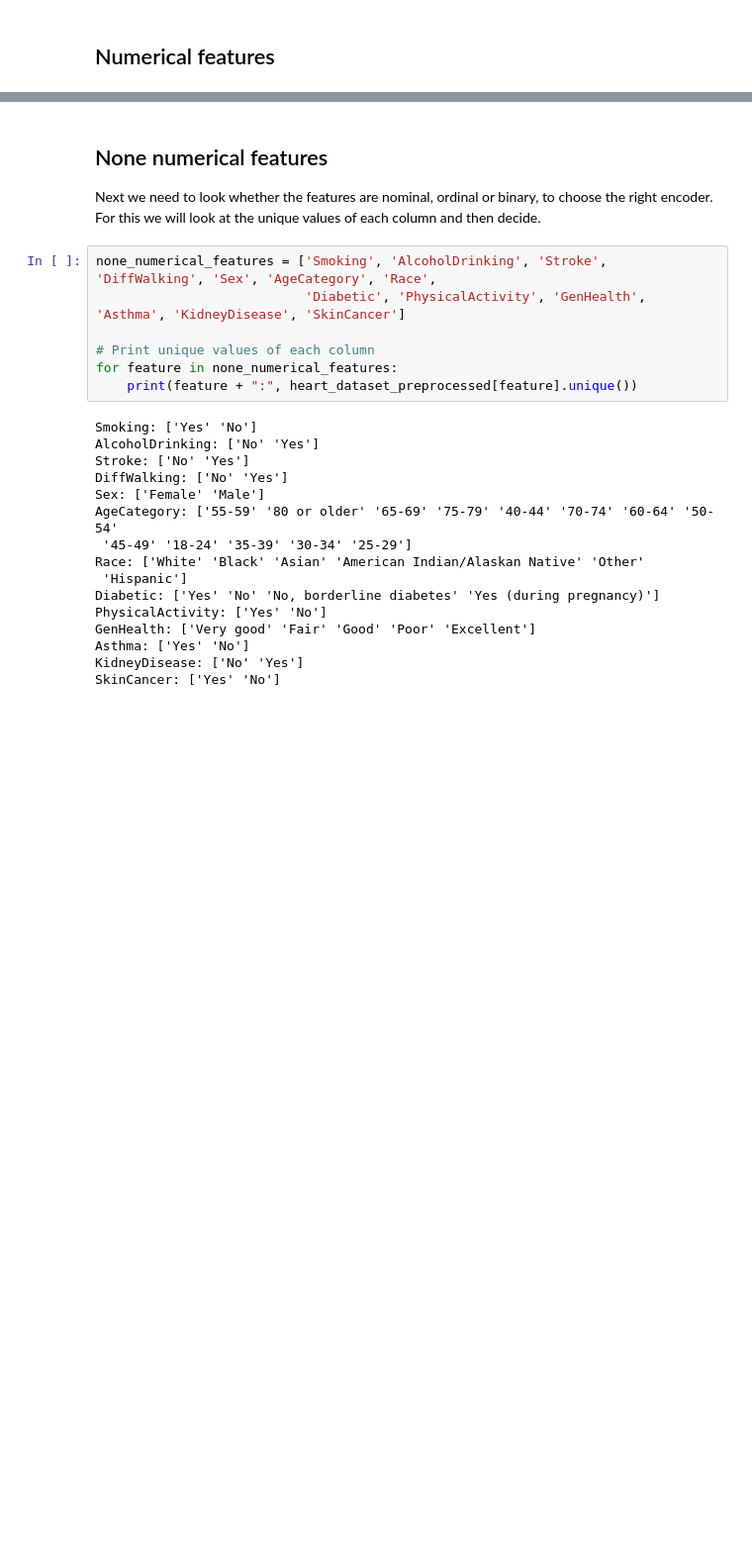
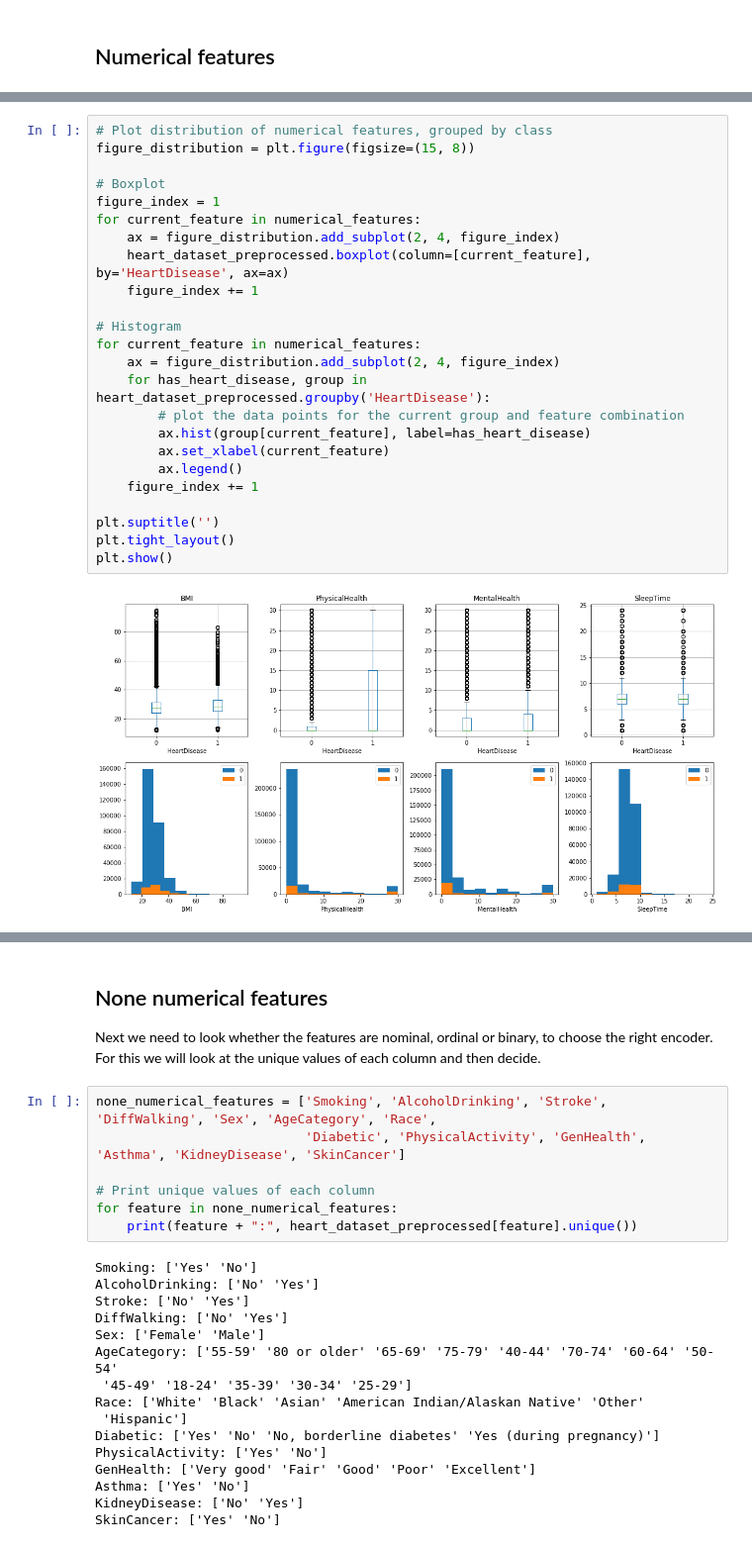
Before and after one commit to BenediktLueth/heartheroes, a Jupyter notebook: data_preprocessing.ipynb, the cells around one changed output, grey strips where cells are left out. Shown: that part at 99% size. Drawn from its saved outputs; the diff is of its cells as text; blank space fills up the shorter version.

```diff
--- a/data_preprocessing.ipynb
+++ b/data_preprocessing.ipynb
@@ -161,0 +180,26 @@ Name: HeartDisease, dtype: int32
+# %%
+# Plot distribution of numerical features, grouped by class
+figure_distribution = plt.figure(figsize=(15, 8))
+
+# Boxplot
+figure_index = 1
+for current_feature in numerical_features:
+    ax = figure_distribution.add_subplot(2, 4, figure_index)
+    heart_dataset_preprocessed.boxplot(column=[current_feature], by='HeartDisease', ax=ax)
+    figure_index += 1
+
+# Histogram
+for current_feature in numerical_features:
+    ax = figure_distribution.add_subplot(2, 4, figure_index)
+    for has_heart_disease, group in heart_dataset_preprocessed.groupby('HeartDisease'):
+        # plot the data points for the current group and feature combination
+        ax.hist(group[current_feature], label=has_heart_disease)
+        ax.set_xlabel(current_feature)
+        ax.legend()
+    figure_index += 1
+
+plt.suptitle('')
+plt.tight_layout()
+plt.show()
+# %% [output]
+[figure, added]
```
Also changed, not shown: parts of 9 cells of this notebook.
